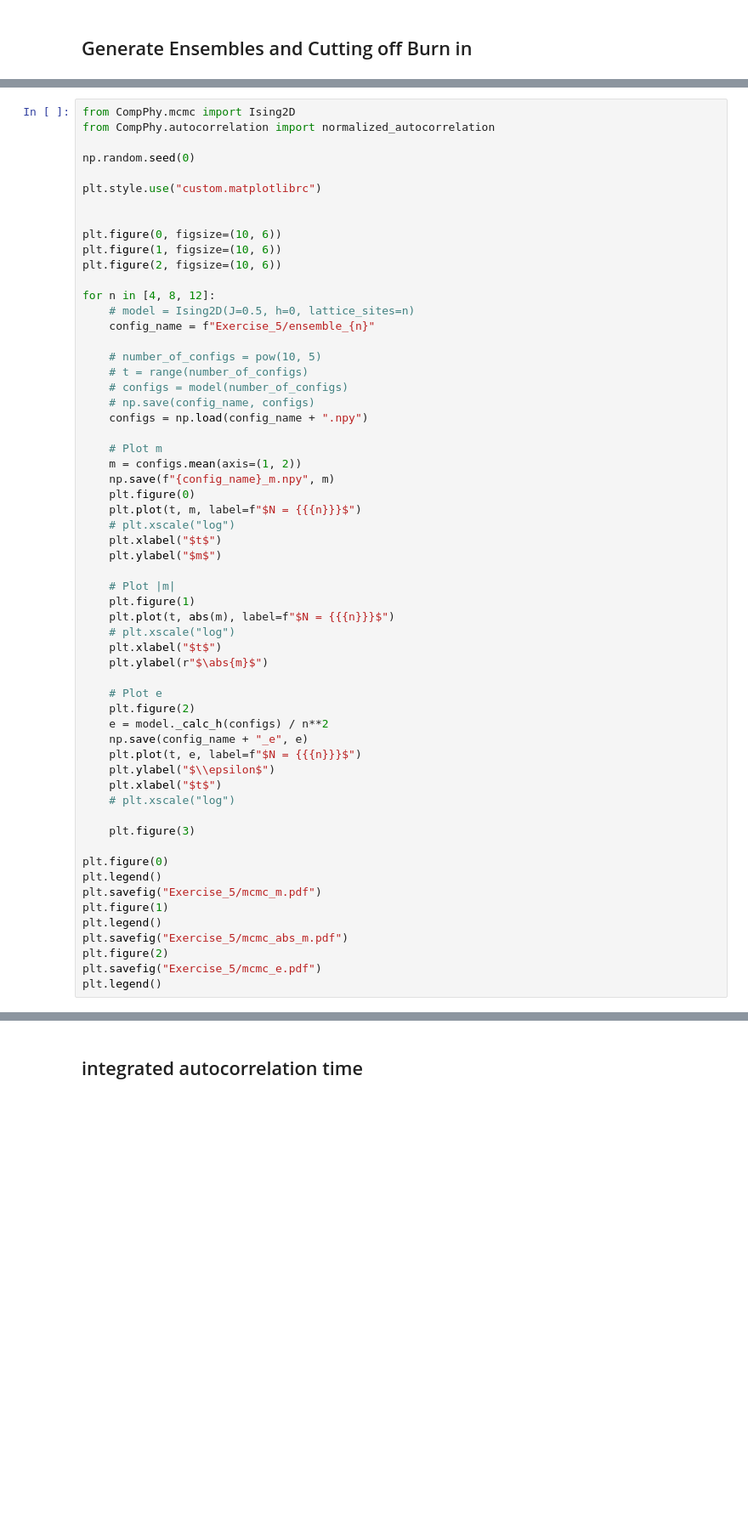
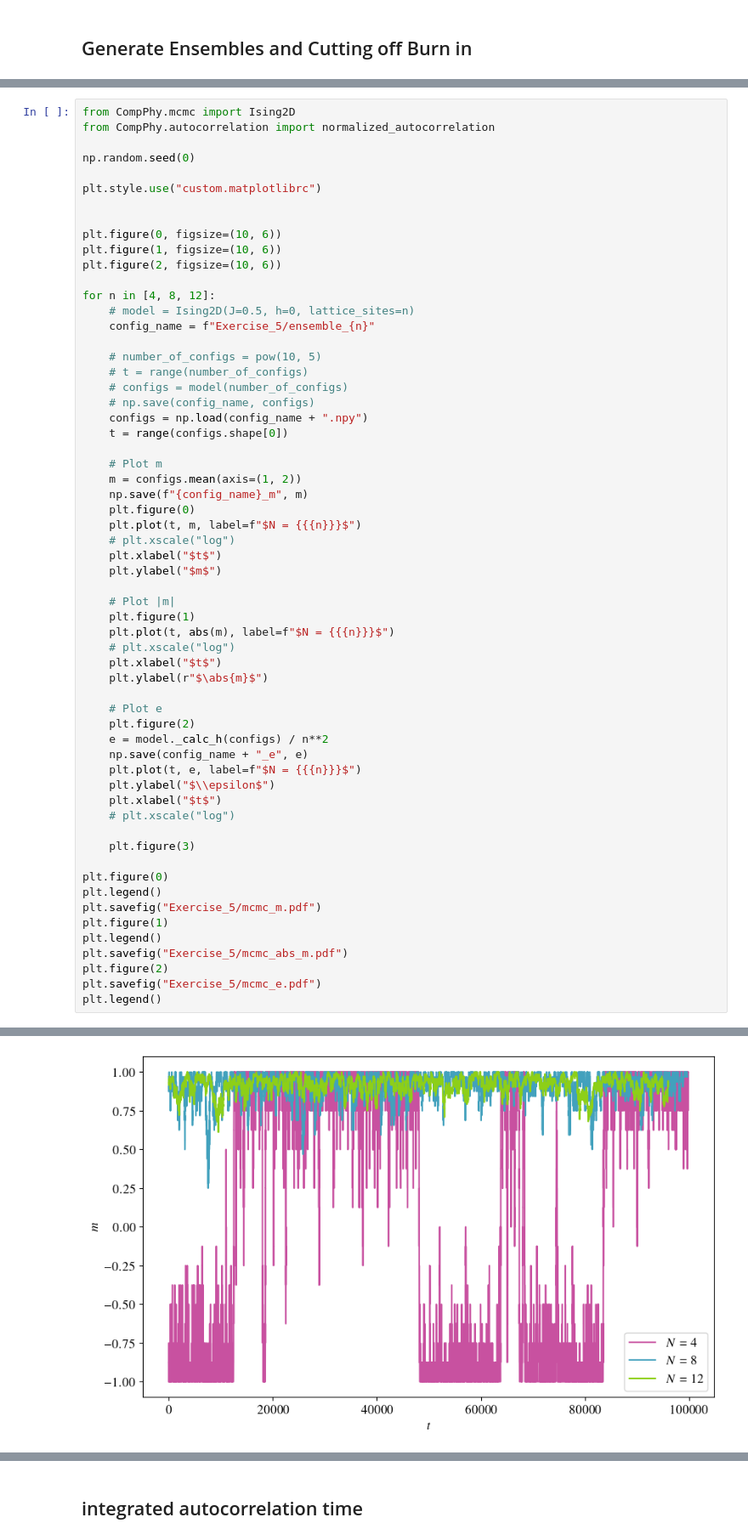
Before and after one commit to rojinaks/ComputationalPhysics, a Jupyter notebook: ex5.ipynb, the cells around one changed output, grey strips where cells are left out. Shown at 85% size. Saved outputs shown, nothing was run; the diff lists cells and outputs as text; blank space fills up the shorter version.

```diff
--- a/ex5.ipynb
+++ b/ex5.ipynb
@@ -143,10 +143,11 @@ for n in [4, 8, 12]:
     # configs = model(number_of_configs)
     # np.save(config_name, configs)
     configs = np.load(config_name + ".npy")
+    t = range(configs.shape[0])
 
     # Plot m
     m = configs.mean(axis=(1, 2))
-    np.save(f"{config_name}_m.npy", m)
+    np.save(f"{config_name}_m", m)
     plt.figure(0)
     plt.plot(t, m, label=f"$N = {{{n}}}$")
     # plt.xscale("log")
@@ -187,0 +187 @@ FileNotFoundError: [Errno 2] No such file or directory: 'Exercise_5/ensemble_4'
+[figure, added]
```
Also changed, not shown: parts of 2 cells of this notebook, 1 other file.
